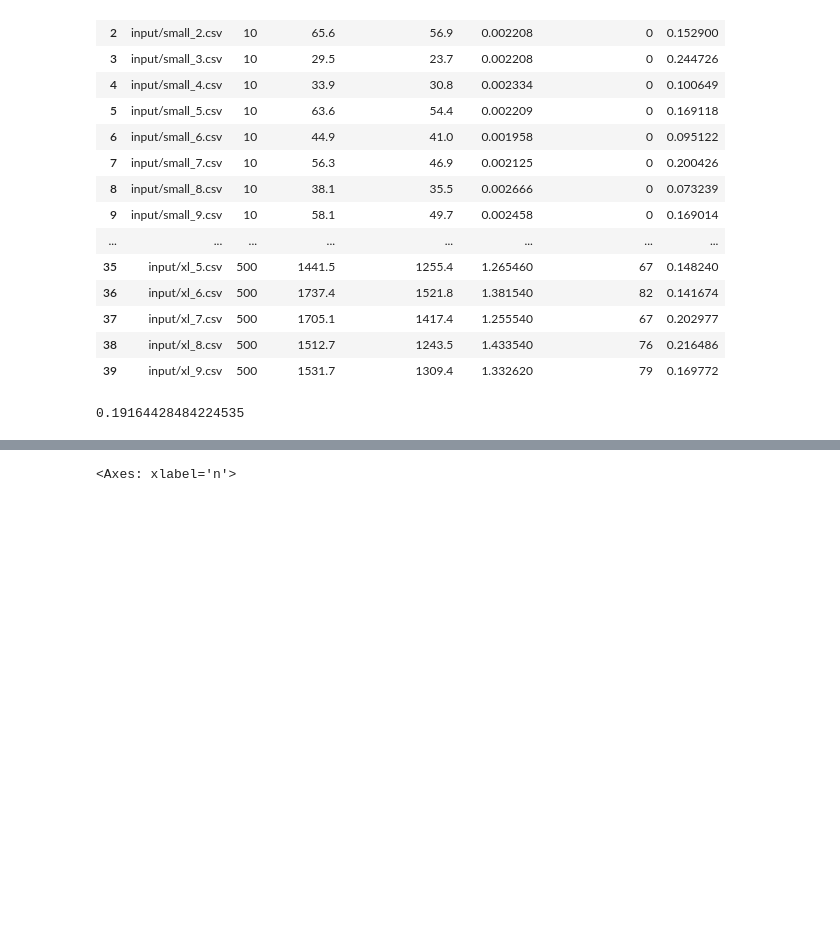
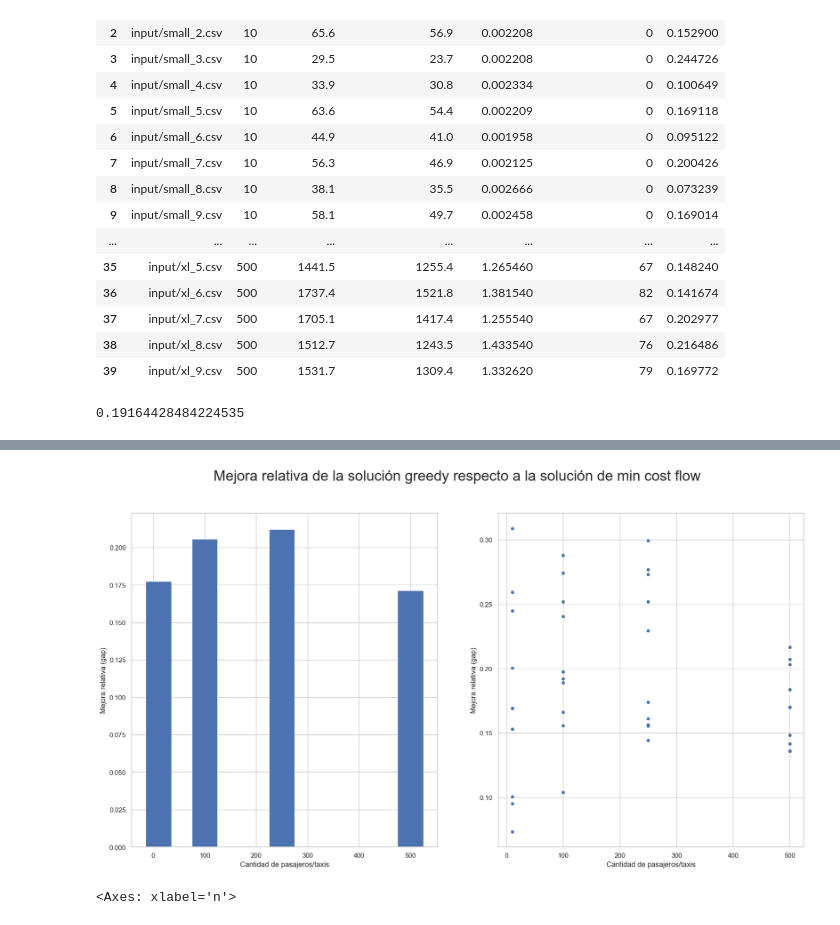
Before and after one commit to Luquish/TP1_TDV, a Jupyter notebook: src/scripts/experimentacion.ipynb, the cells around one changed output, grey strips where cells are left out. Cells and saved outputs as stored; diff of their text form; code cells hidden in the pictures; blank space fills up the shorter version.

```diff
--- a/src/scripts/experimentacion.ipynb
+++ b/src/scripts/experimentacion.ipynb
@@ -156,3 +165,24 @@ plt.savefig("../output/figures/greedy_vs_batching_scatter.png")
+# %%
+fig, axs = plt.subplots(1, 2, figsize=(20, 10))
+
+axs[0].bar(ns, avg_gaps, width=50)
+axs[0].set_xlabel("Cantidad de pasajeros/taxis")
+axs[0].set_ylabel("Mejora relativa (gap)")
+# axs[0].set_title("Mejora relativa de la solución greedy respecto a la solución de min cost flow")
+
+_ = solutions.plot.scatter(x="n", y="gap",
+    # title="Mejora relativa de la solución greedy respecto a la solución de min cost flow",
+    ax=axs[1]
+)
+
+axs[1].set_xlabel("Cantidad de pasajeros/taxis")
+axs[1].set_ylabel("Mejora relativa (gap)")
+
+fig.suptitle("Mejora relativa de la solución greedy respecto a la solución de min cost flow", fontsize=24)
+
+plt.savefig("../output/figures/greedy_vs_batching_scatter_and_bar.png")
+# %% [output]
+[figure, added]
 # %%
 solutions.groupby("n")[["gap"]].mean().plot.bar()
 # %% [output]
```
Also changed, not shown: parts of 8 cells of this notebook, 15 other files.
